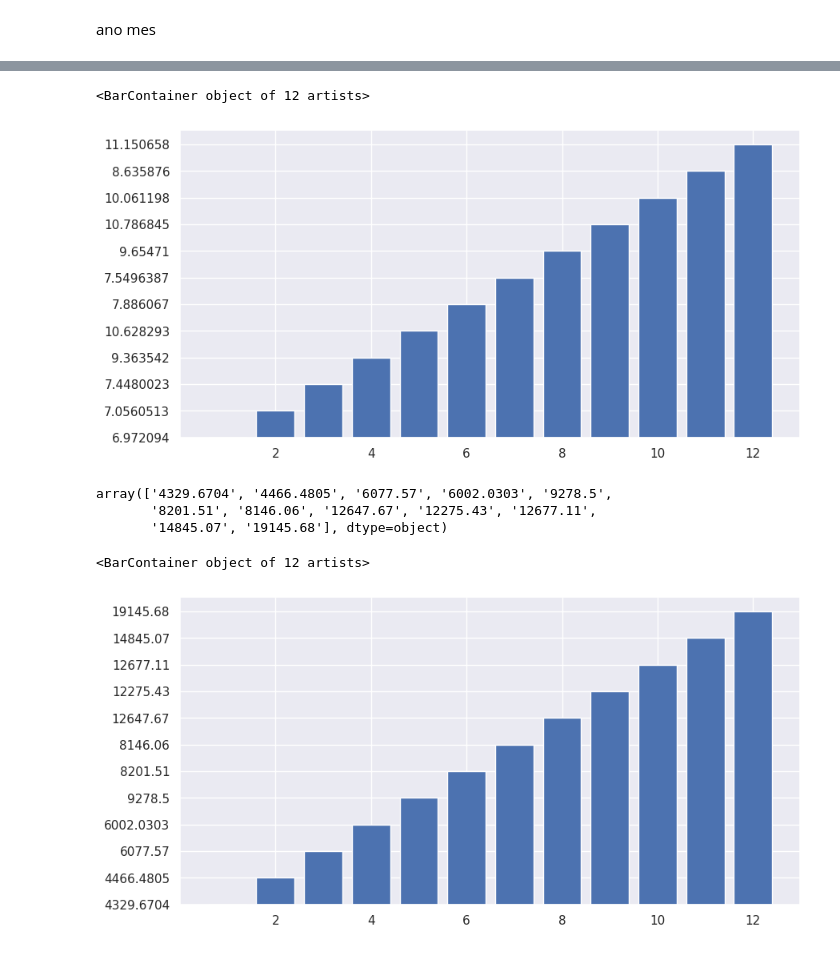
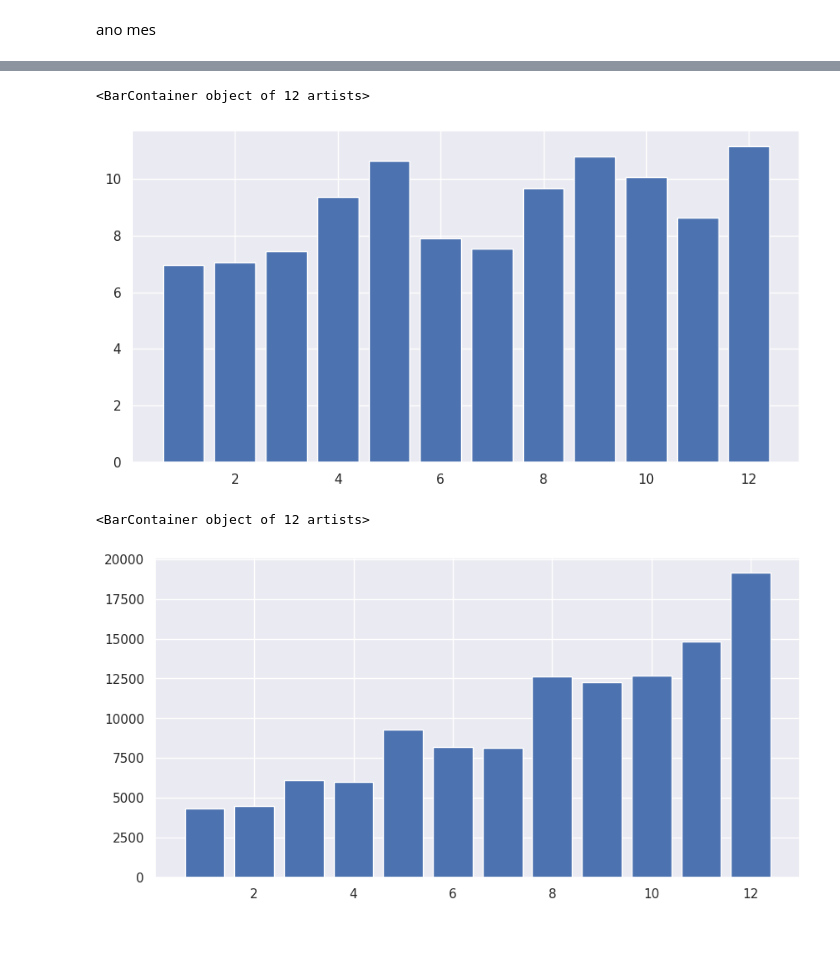
Before and after one commit to Oseiasdfarias/projeto_portifolio_data_science, a Jupyter notebook: geracao_distribuida_fotovoltaica.ipynb, the cells around one changed output, grey strips where cells are left out. Drawn from its saved outputs; the diff is of its cells as text; code cells hidden in the pictures.

Commit message:
trabalhando no notebook na parte exploratória dos dados

```diff
--- a/geracao_distribuida_fotovoltaica.ipynb
+++ b/geracao_distribuida_fotovoltaica.ipynb
@@ -32,7 +32,7 @@ from matplotlib import pyplot as plt
 import seaborn as sns
 
 %matplotlib inline
-sns.set_theme(context='notebook', style='darkgrid', palette='deep')
+sns.set_theme(context='notebook', style='darkgrid')
 # %% [markdown]
 ### Carregando a base de dados
 # %%
@@ -357,7 +357,13 @@ for ano in np.sort(df["Year"].unique()):
 info_mensal = pd.DataFrame(np.transpose(arrays),
                           columns=["date", "soma_potencia_mes", "media_potencia_inst_mes",
                                    "qt_instalacao_mes", "qt_fabricante_inversores__mes"])
-info_mensal["date"] = pd.to_datetime(info_mensal["date"], format='%Y-%m')
+
+info_mensal["soma_potencia_mes"] = info_mensal["soma_potencia_mes"].astype(np.float32)
+info_mensal["media_potencia_inst_mes"] = info_mensal["media_potencia_inst_mes"].astype(np.float32)
+info_mensal["qt_instalacao_mes"] = info_mensal["qt_instalacao_mes"].astype(np.float32)
+info_mensal["qt_fabricante_inversores__mes"] = info_mensal["qt_fabricante_inversores__mes"].astype(np.float32)
+
+info_mensal["date"] = pd.to_datetime(info_mensal["date"])
 info_mensal.head(150)
 # %% [output]
 |  | date | soma_potencia_mes | media_potencia_inst_mes | qt_instalacao_mes | qt_fabricante_inversores__mes |
@@ -376,5 +390,6 @@ info_mensal.head(150)
 # %%
-data2017_12 = pd.DataFrame(info_mensal[(info_mensal["date"] <= "2017-12-1") & (info_mensal["date"] >= "2017-1-1")])
-data2017_12["mes"] = info_mensal["date"].apply(lambda x: x.month)
-data2017_12
+data2017 = pd.DataFrame(info_mensal[(info_mensal["date"] <= "2017-12-1") & (info_mensal["date"] >= "2017-1-1")])
+data2017["mes"] = info_mensal["date"].apply(lambda x: x.month)
+data2017 = data2017.reset_index()
+data2017
 # %% [output]
@@ -394,20 +409,14 @@ data2017_12
 # %%
 plt.figure(figsize=(10, 5))
-plt.bar(data2017_12["mes"], data2017_12["media_potencia_inst_mes"])
+plt.bar(data2017["mes"], data2017["media_potencia_inst_mes"])
 # %% [output]
 <BarContainer object of 12 artists>
-[figure, old version]
+[figure, new version]
-# %%
-np.array(data2017_12["soma_potencia_mes"])
-# %% [output]
-array(['4329.6704', '4466.4805', '6077.57', '6002.0303', '9278.5',
-       '8201.51', '8146.06', '12647.67', '12275.43', '12677.11',
-       '14845.07', '19145.68'], dtype=object)
 # %%
 plt.figure(figsize=(10, 5))
-plt.bar(np.array(data2017_12["mes"]), np.array(data2017_12["soma_potencia_mes"]))
+plt.bar(np.array(data2017["mes"]), np.array(data2017["soma_potencia_mes"]))
 # %% [output]
 <BarContainer object of 12 artists>
-[figure, old version]
+[figure, new version]
 # %%
 plt.figure(figsize=(10, 5))
```
Also changed, not shown: parts of 5 cells of this notebook.
